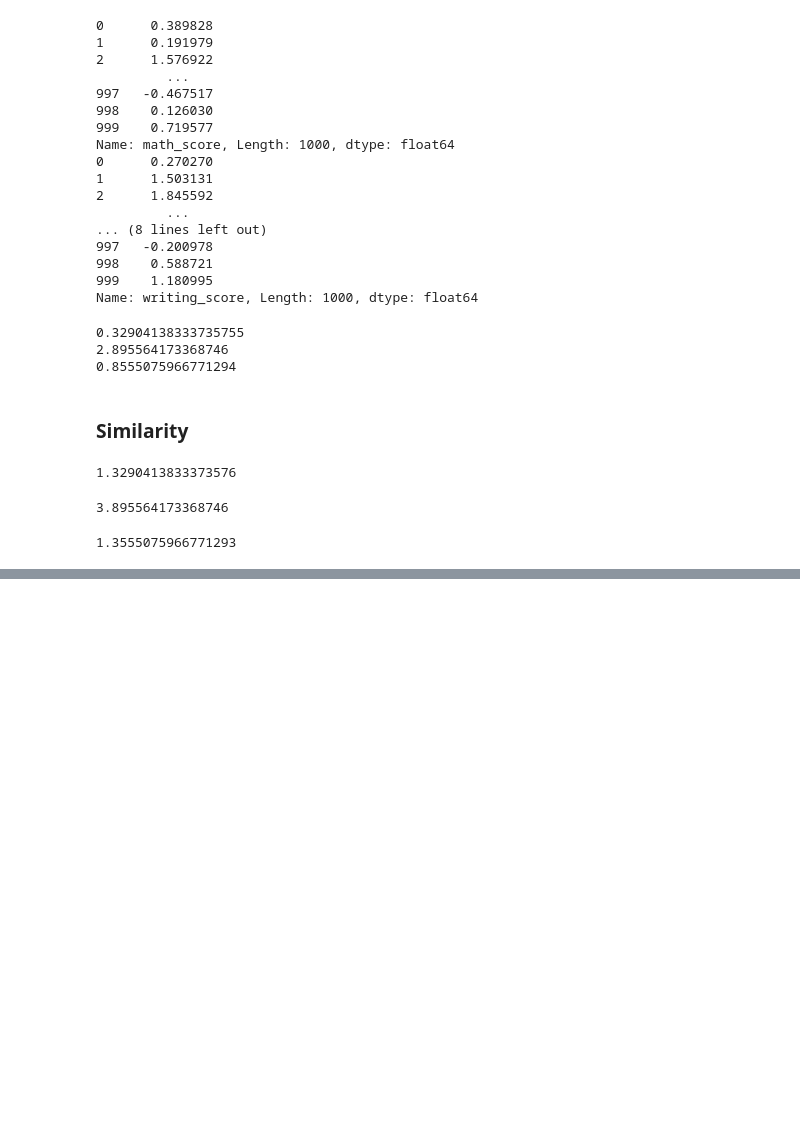
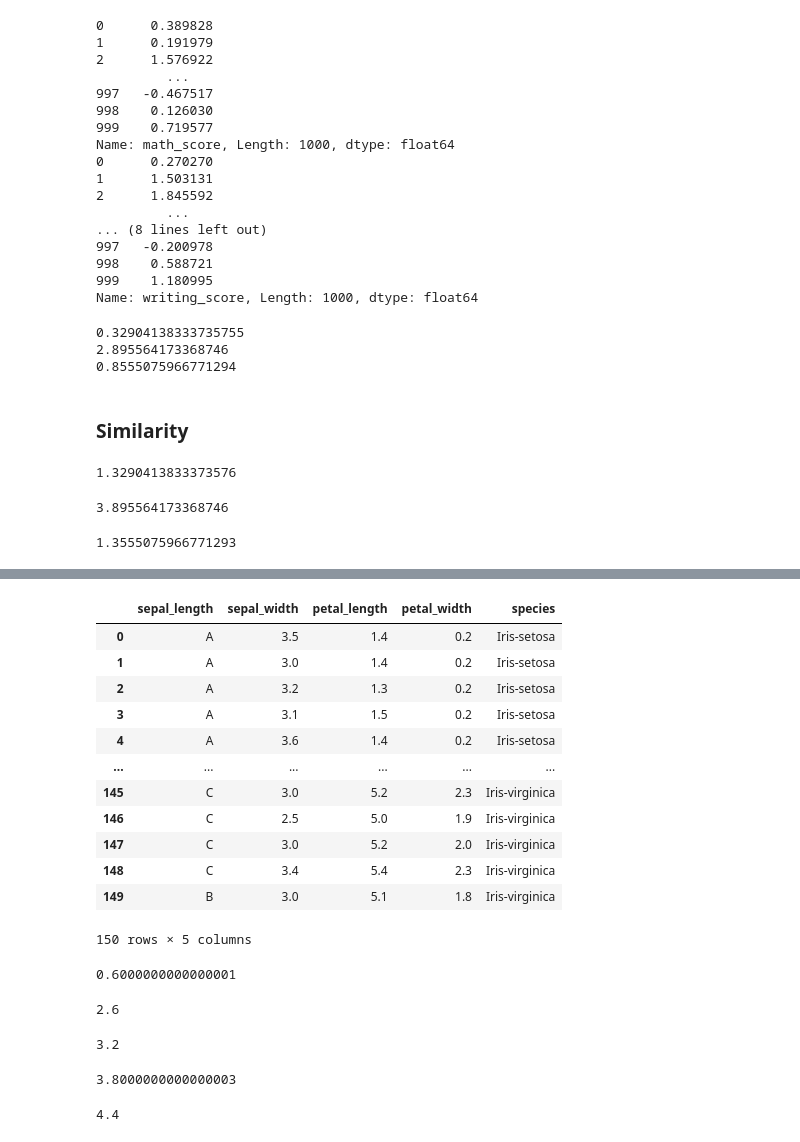
Before and after one commit to febyfadlilah/datamining, a Jupyter notebook: _sources/notebooks.ipynb, the cells around one changed output, grey strips where cells are left out. Saved outputs shown, nothing was run; the diff lists cells and outputs as text; code cells hidden in the pictures; blank space fills up the shorter version.

```diff
--- a/_sources/notebooks.ipynb
+++ b/_sources/notebooks.ipynb
@@ -242,0 +349,44 @@ print(d1(1,4)+d2(1,4,2)+binersimetris(1,4))
+# %%
+ds
+# %% [output]
+|  | sepal_length | sepal_width | petal_length | petal_width | species |
+| 0 | A | 3.5 | 1.4 | 0.2 | Iris-setosa |
+| 1 | A | 3.0 | 1.4 | 0.2 | Iris-setosa |
+| 2 | A | 3.2 | 1.3 | 0.2 | Iris-setosa |
+| 3 | A | 3.1 | 1.5 | 0.2 | Iris-setosa |
+| 4 | A | 3.6 | 1.4 | 0.2 | Iris-setosa |
+| ... | ... | ... | ... | ... | ... |
+| 145 | C | 3.0 | 5.2 | 2.3 | Iris-virginica |
+| 146 | C | 2.5 | 5.0 | 1.9 | Iris-virginica |
+| 147 | C | 3.0 | 5.2 | 2.0 | Iris-virginica |
+| 148 | C | 3.4 | 5.4 | 2.3 | Iris-virginica |
+| 149 | B | 3.0 | 5.1 | 1.8 | Iris-virginica |
+150 rows × 5 columns
+# %%
+#diskritisasi sepal width
+x = 4.4
+y = 2
+w2 = (x-y)/4
+w2
+# %% [output]
+0.6000000000000001
+# %%
+v11 = y + w2
+v11
+# %% [output]
+2.6
+# %%
+v12 = y + (2*w2)
+v12
+# %% [output]
+3.2
+# %%
+v13 = y + (3*w2)
+v13
+# %% [output]
+3.8000000000000003
+# %%
+v14 = y + (4*w2)
+v14
+# %% [output]
+4.4
```
Also changed, not shown: parts of 23 cells of this notebook, 2 other files.
